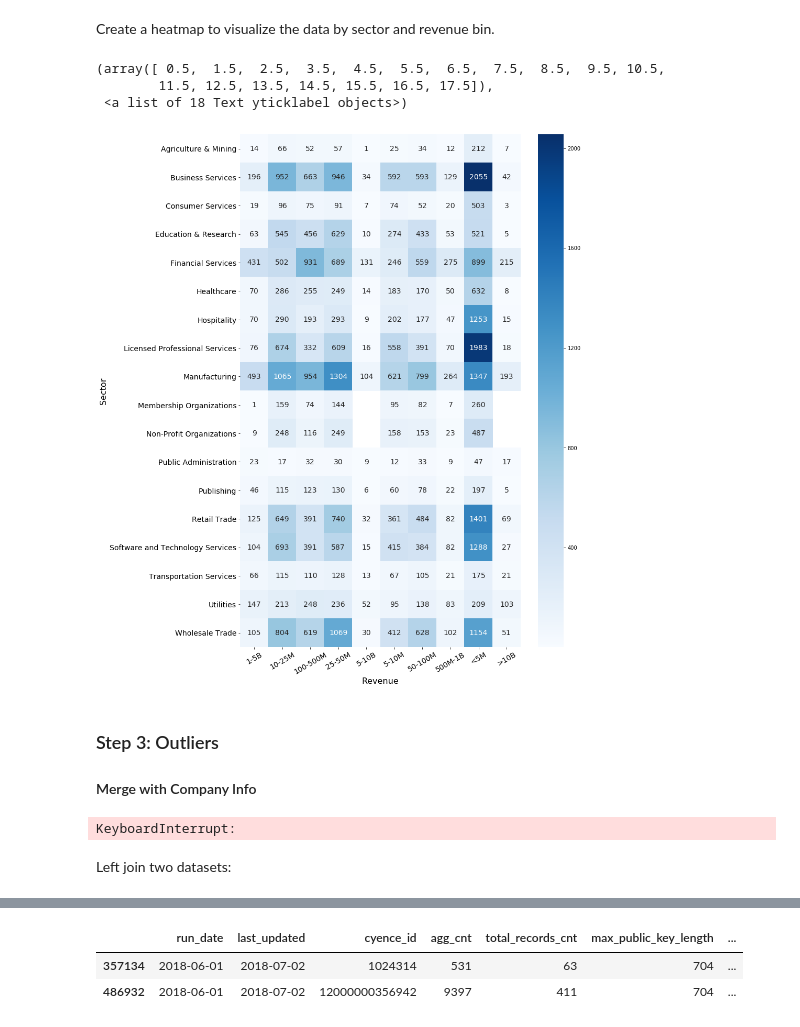
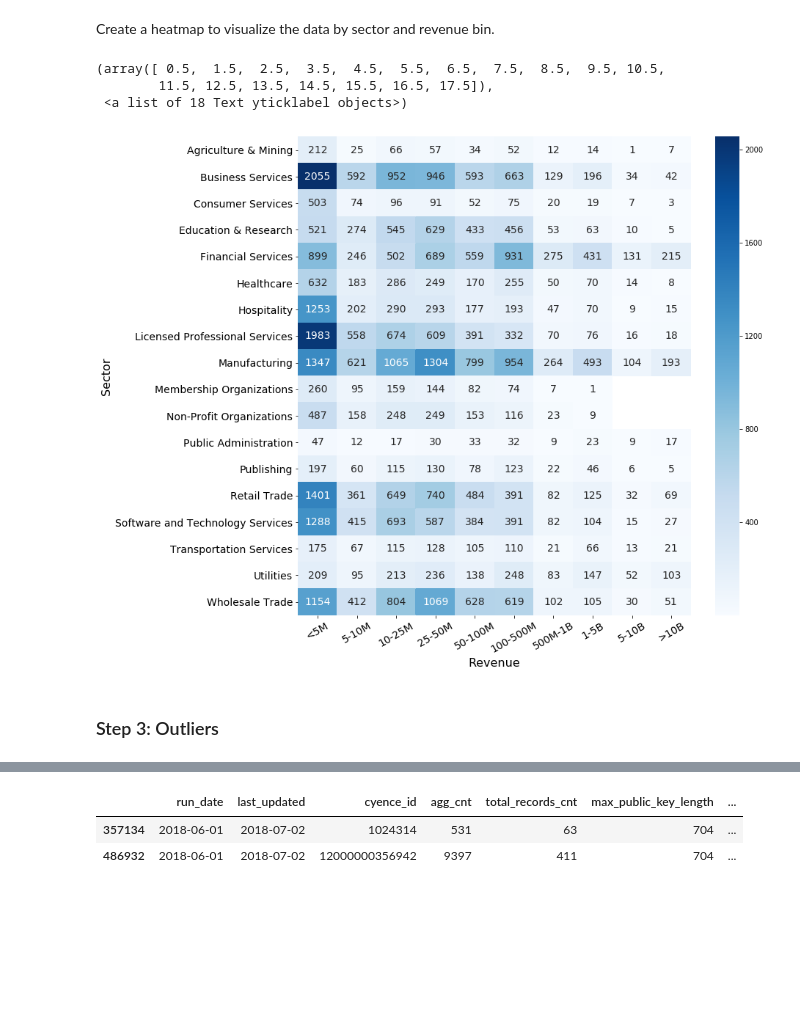
Before and after one commit to Yiming-Gao/Cyence, a Jupyter notebook: Data_Exploration/Email_Security/exploration_email.ipynb, the cells around one changed output, grey strips where cells are left out. Cells and saved outputs as stored; diff of their text form; code cells hidden in the pictures; blank space fills up the shorter version.

```diff
--- a/Data_Exploration/Email_Security/exploration_email.ipynb
+++ b/Data_Exploration/Email_Security/exploration_email.ipynb
@@ -210,35 +201,21 @@ plot_data = pd.DataFrame(new_dkim[new_dkim['public_key'] == 1].groupby(['cyence_
 # pivot the dataset to put revenue bins on x axis and sectors on y axis
 plot_data = plot_data.pivot('cyence_sector', 'revenue_bin', 'public_key')
 
-sectors = sorted(new_dkim.cyence_sector.unique())[2: 19]
-revenue_bins = ['<5M', '5-10M', '10-25M', '25-50M', '50-100M', '100-500M', '500M-1B', '1-5B', '5-10B', '>10B']
+plot_data = plot_data[['<5M', '5-10M', '10-25M', '25-50M', '50-100M', '100-500M', '500M-1B', '1-5B', '5-10B', '>10B']]
 # %%
 # plot
-plt.figure(figsize = (12, 18))
+plt.figure(figsize = (12, 12))
 sns.heatmap(plot_data, annot = True, cmap = 'Blues', fmt = 'g', annot_kws = {"size": 14})
 
 # settings
 plt.xlabel("Revenue", fontsize = 16)
 plt.ylabel("Sector", fontsize = 16)
 plt.xticks(fontsize = 14, rotation = 30)
 plt.yticks(fontsize = 14)
 # %% [output]
 (array([ 0.5,  1.5,  2.5,  3.5,  4.5,  5.5,  6.5,  7.5,  8.5,  9.5, 10.5,
         11.5, 12.5, 13.5, 14.5, 15.5, 16.5, 17.5]),
  <a list of 18 Text yticklabel objects>)
-[figure, old version]
+[figure, new version]
 # %% [markdown]
 ### Step 3: Outliers
-#### Merge with Company Info
-# %%
-# Company Info
-query = 'SELECT cyence_id, company_name, country, cyence_sector, sic4, revenue, income, employees FROM er.company_info WHERE run_date = \'%s-%s-01\';' % (str(curr_year), curr_month_str)
-companies_info = pd.read_sql_query(query, psql)
-
-# left join DKIM data with company info
-new_dkim = pd.merge(dkim, companies_info, on = ["cyence_id", "cyence_id"], how = "left")
-new_dkim.head()
-# %% [output]
-KeyboardInterrupt:
-# %% [markdown]
-Left join two datasets:
```
Also changed, not shown: parts of 50 cells of this notebook.
